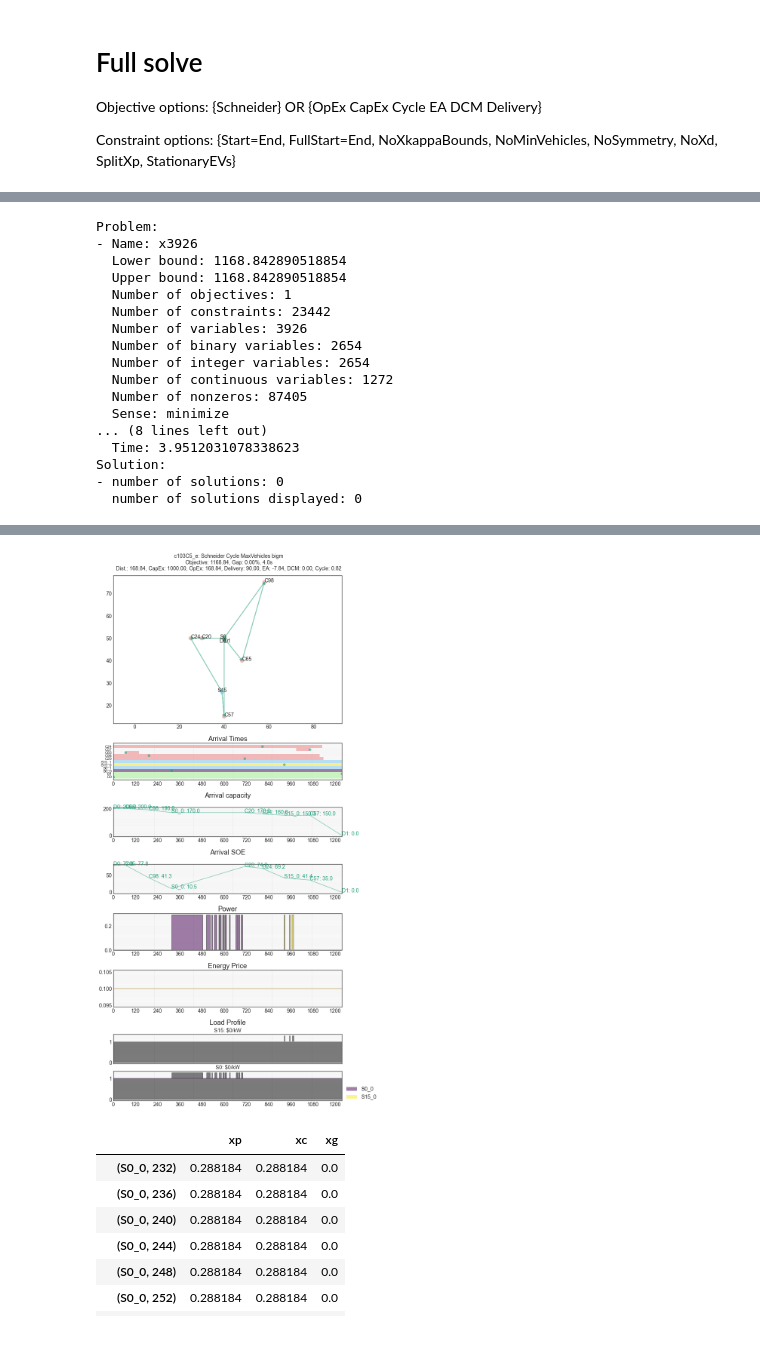
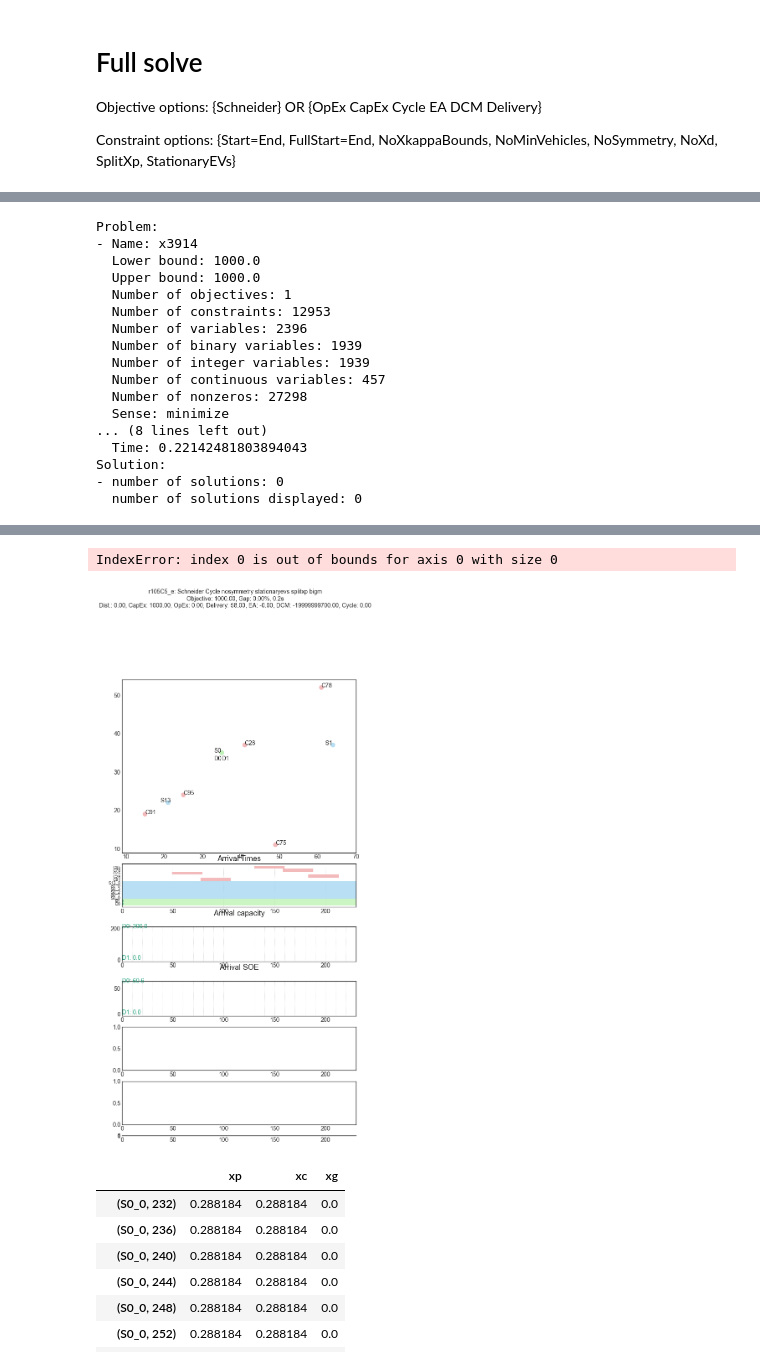
Before and after one commit to rariss/E-VRP-TW-V2G, a Jupyter notebook: evrp/e-vrp-tw.ipynb, the cells around one changed output, grey strips where cells are left out. Saved outputs shown, nothing was run; the diff lists cells and outputs as text; code cells hidden in the pictures.

Commit message:
Updated nested disjunctions to work with separate sets for each type of node, but issues generating tours, and currently using xgamma and xkappa variables set within disjuncts.

```diff
--- a/evrp/e-vrp-tw.ipynb
+++ b/evrp/e-vrp-tw.ipynb
@@ -30,6 +30,6 @@ Constraint options: {Start=End, FullStart=End, NoXkappaBounds, NoMinVehicles, No
 instance = 'r105C5_e'
 fpath = 'config/test_instances/' + instance + '.csv'
 # %%
-m = EVRPTW(problem_type='Schneider Cycle MaxVehicles bigm')
+m = EVRPTW(problem_type='Schneider Cycle nosymmetry stationaryevs splitxp bigm')
 m.full_solve(fpath)
 # %% [output]
@@ -107,22 +82,22 @@ constraint_time_station : Size=1, Index=None, Active=False
 print(m.results)
 # %% [output]
 Problem:
-- Name: x3926
-  Lower bound: 1168.842890518854
-  Upper bound: 1168.842890518854
+- Name: x3914
+  Lower bound: 1000.0
+  Upper bound: 1000.0
   Number of objectives: 1
-  Number of constraints: 23442
-  Number of variables: 3926
-  Number of binary variables: 2654
-  Number of integer variables: 2654
-  Number of continuous variables: 1272
-  Number of nonzeros: 87405
+  Number of constraints: 12953
+  Number of variables: 2396
+  Number of binary variables: 1939
+  Number of integer variables: 1939
+  Number of continuous variables: 457
+  Number of nonzeros: 27298
   Sense: minimize
 ... (8 lines left out)
-  Time: 3.9512031078338623
+  Time: 0.22142481803894043
 Solution:
 - number of solutions: 0
   number of solutions displayed: 0
 # %%
-x, xp, traces, routes = plot_evrptwv2g(m, save=True)
+x, xp, traces, routes = plot_evrptwv2g(m, save=False)
 # %% [output]
@@ -129,4 +105,5 @@ x, xp, traces, routes = plot_evrptwv2g(m, save=True)
+IndexError: index 0 is out of bounds for axis 0 with size 0
-[figure, old version]
+[figure, new version]
 # %%
 dfs = []
 for k, v in {'xp': m.instance.xp, 'xc': m.instance.xc, 'xg': m.instance.xg}.items():
```
Also changed, not shown: parts of 5 cells of this notebook, 2 other files.
